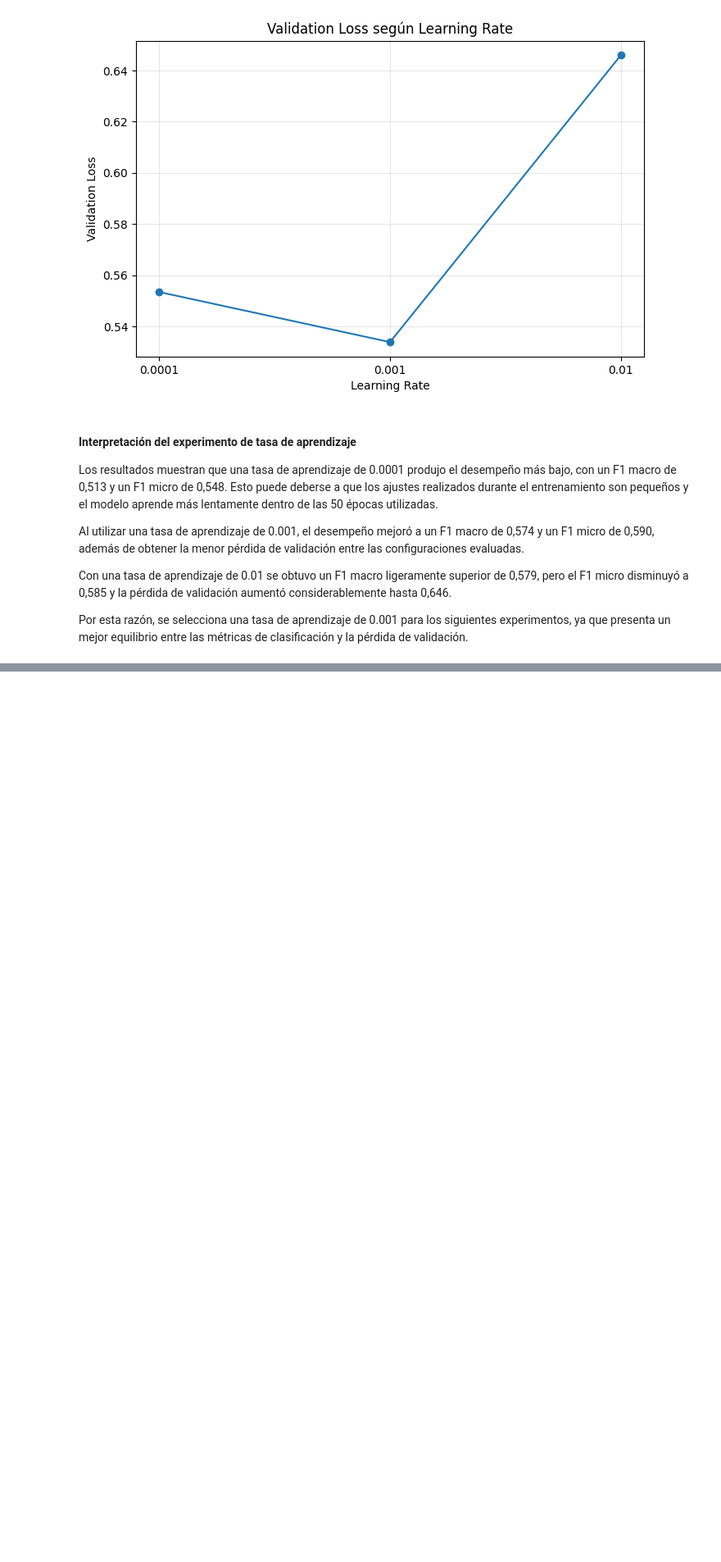
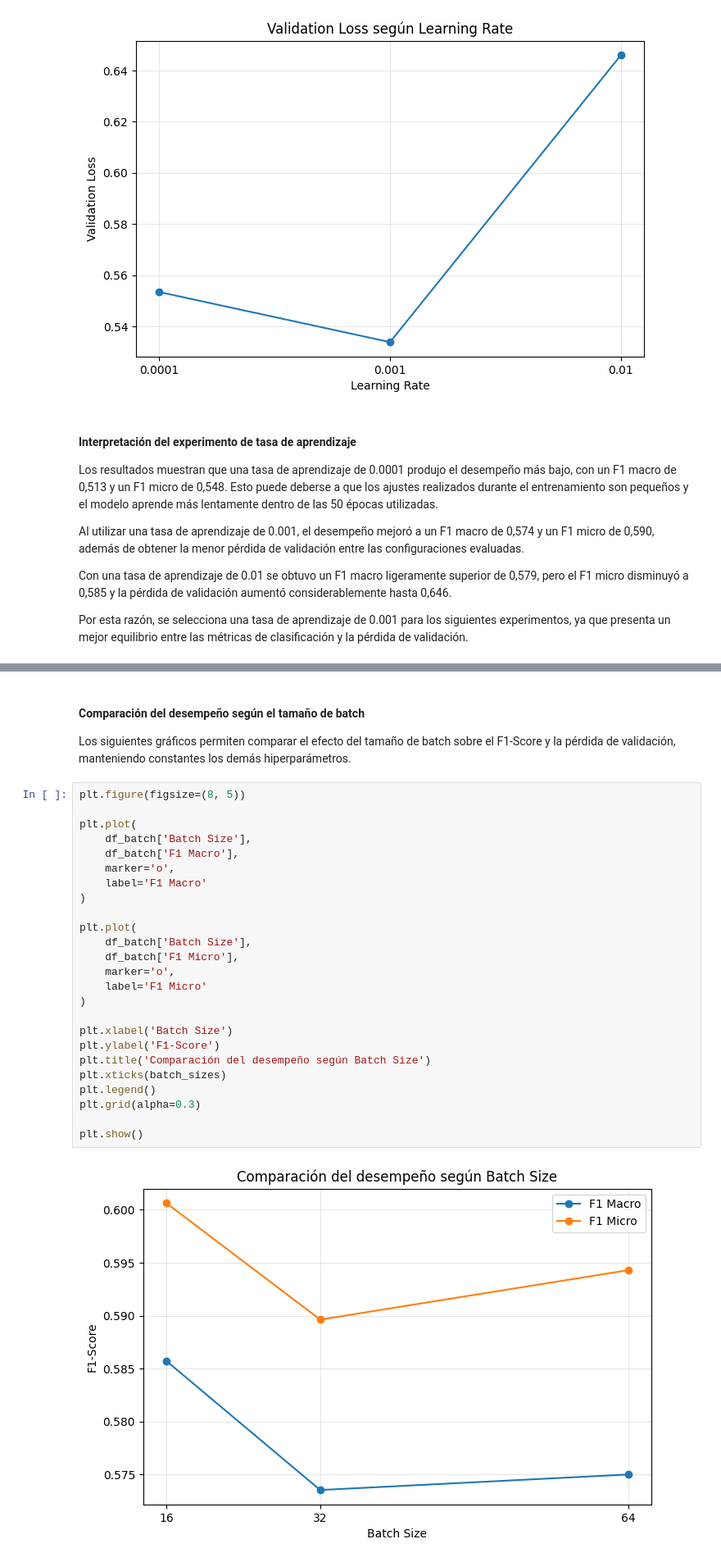
Before and after one commit to Benja-Diaz/EP1-Deep-Learning, a Jupyter notebook: Evaluacion_Parcial_1_Deep_Learning.ipynb, the cells around one changed output, grey strips where cells are left out. Shown at 82% size. Drawn from its saved outputs; the diff is of its cells as text; blank space fills up the shorter version.

```diff
--- a/Evaluacion_Parcial_1_Deep_Learning.ipynb
+++ b/Evaluacion_Parcial_1_Deep_Learning.ipynb
@@ -2342,0 +2419,31 @@ Por esta razón, se selecciona una tasa de aprendizaje de 0.001 para los siguien
+# %% [markdown]
+#### Comparación del desempeño según el tamaño de batch
+
+Los siguientes gráficos permiten comparar el efecto del tamaño de batch sobre el F1-Score y la pérdida de validación, manteniendo constantes los demás hiperparámetros.
+# %%
+plt.figure(figsize=(8, 5))
+
+plt.plot(
+    df_batch['Batch Size'],
+    df_batch['F1 Macro'],
+    marker='o',
+    label='F1 Macro'
+)
+
+plt.plot(
+    df_batch['Batch Size'],
+    df_batch['F1 Micro'],
+    marker='o',
+    label='F1 Micro'
+)
+
+plt.xlabel('Batch Size')
+plt.ylabel('F1-Score')
+plt.title('Comparación del desempeño según Batch Size')
+plt.xticks(batch_sizes)
+plt.legend()
+plt.grid(alpha=0.3)
+
+plt.show()
+# %% [output]
+[figure, added]
```
Also changed, not shown: parts of 8 cells of this notebook.
